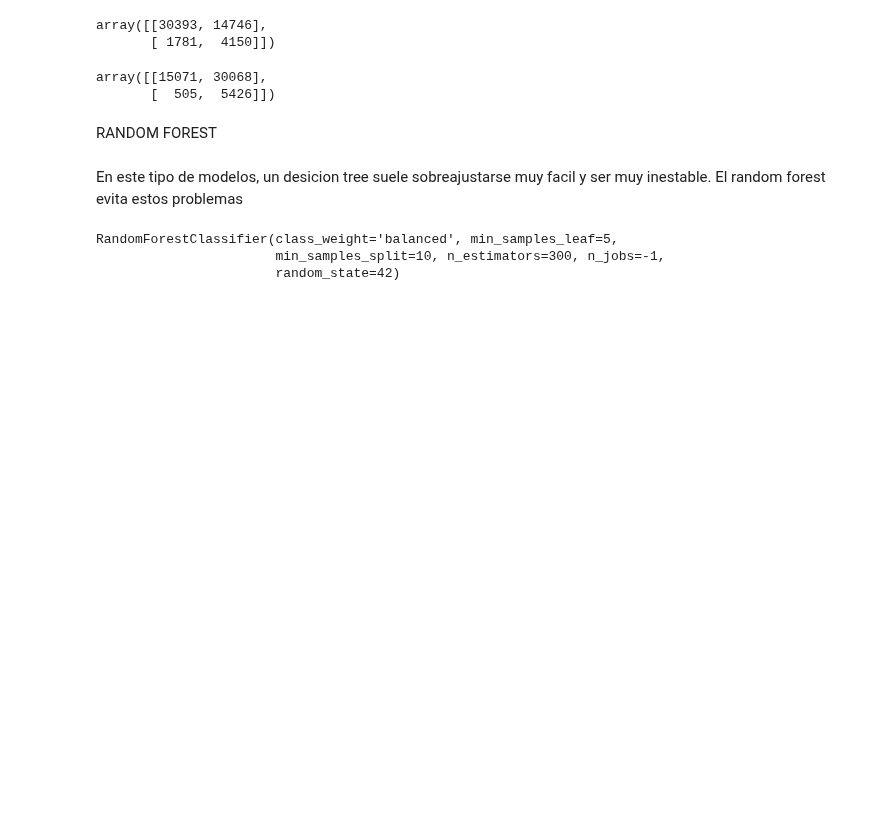
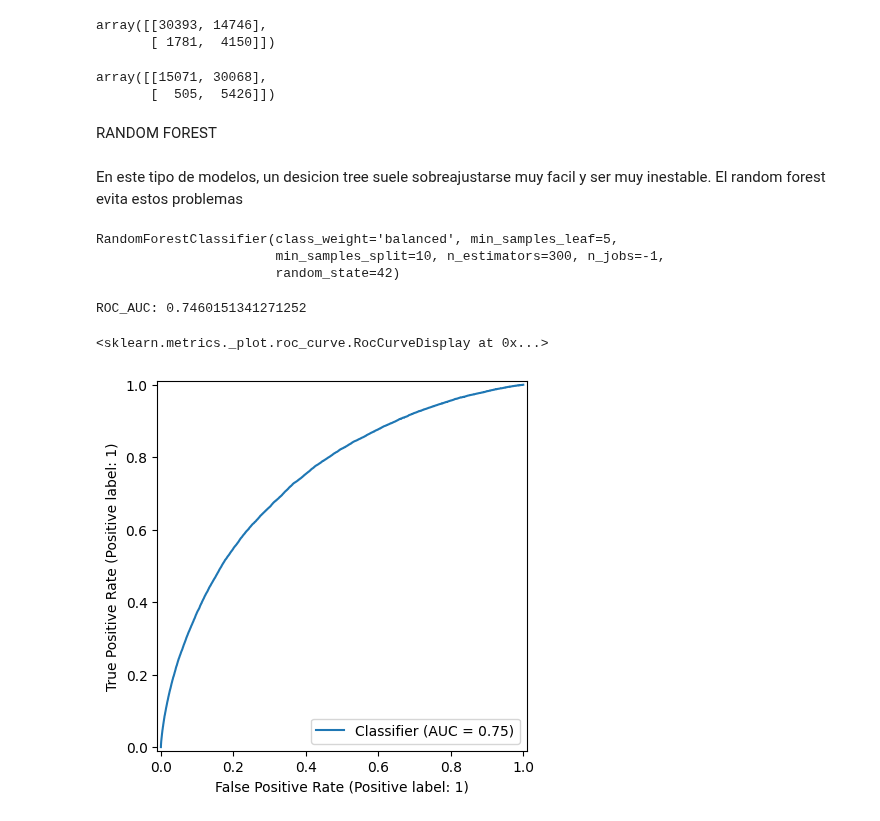
Before and after one commit to RedLakes17/Proyectos, a Jupyter notebook: CreditStatus.ipynb, the cells around one changed output. Cells and saved outputs as stored; diff of their text form; code cells hidden in the pictures; blank space fills up the shorter version.

```diff
--- a/CreditStatus.ipynb
+++ b/CreditStatus.ipynb
@@ -484,3 +484,14 @@ random_forest.fit(x_train, y_train)
 RandomForestClassifier(class_weight='balanced', min_samples_leaf=5,
                        min_samples_split=10, n_estimators=300, n_jobs=-1,
                        random_state=42)
+# %%
+#Veamos el roc_auc_score
+y_proba = random_forest.predict_proba(x_test)[:,1]
+roc_auc = roc_auc_score(y_test, y_proba)
+
+print('ROC_AUC:', roc_auc)
+RocCurveDisplay.from_predictions(y_test, y_proba)
+# %% [output]
+ROC_AUC: 0.7460151341271252
+<sklearn.metrics._plot.roc_curve.RocCurveDisplay at 0x...>
+[figure, added]
```
Also changed, not shown: parts of 13 cells of this notebook.
